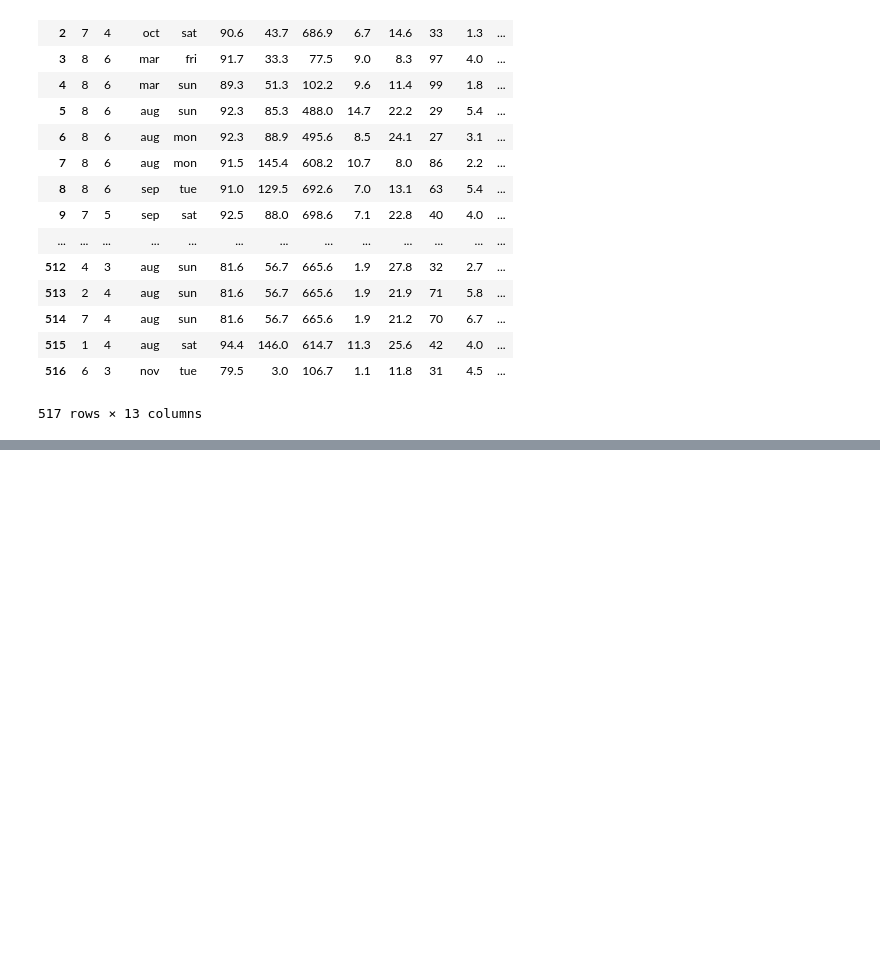
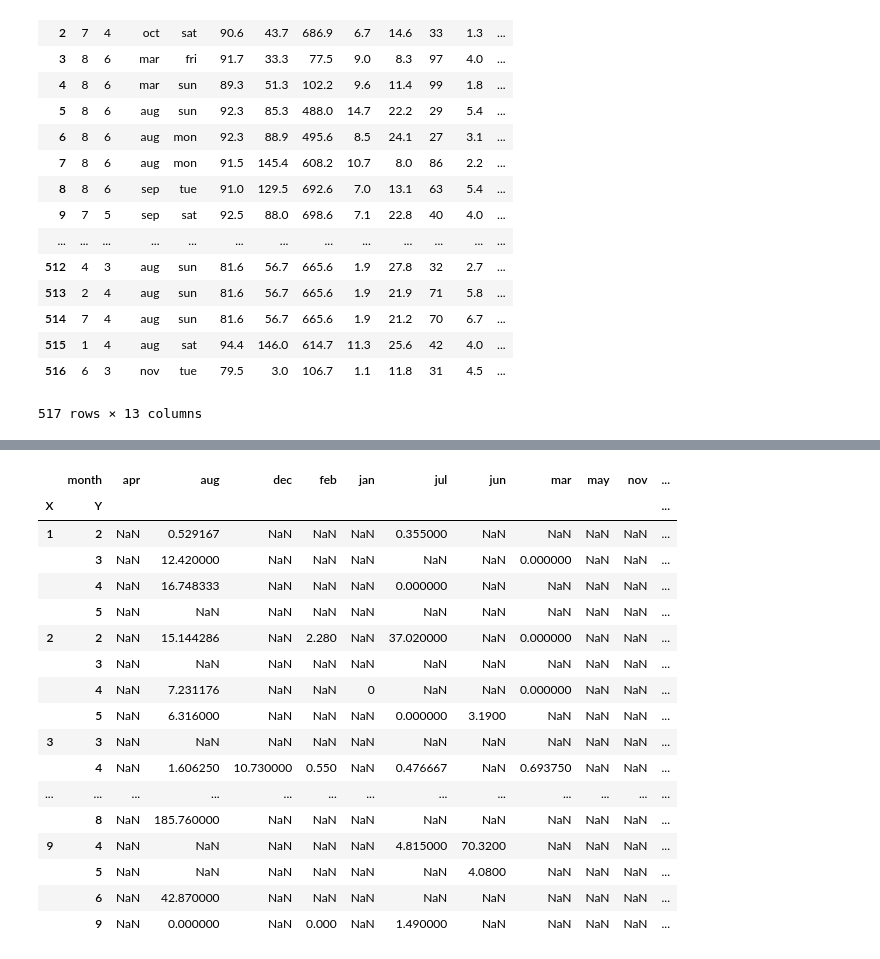
Before and after one commit to Leonhalt3141/py_trainig, a Jupyter notebook: 02_data_analysis.ipynb, the cells around one changed output, grey strips where cells are left out. Cells and saved outputs as stored; diff of their text form; code cells hidden in the pictures; blank space fills up the shorter version.

```diff
--- a/02_data_analysis.ipynb
+++ b/02_data_analysis.ipynb
@@ -149,0 +302,21 @@ plt.title('Number of Education in US')
+# %%
+pd.pivot_table(df, values='area', index=['X', 'Y'], columns=['month'])
+# %% [output]
+|  | month | apr | aug | dec | feb | jan | jul | jun | mar | may | nov | ... |
+| X | Y |  |  |  |  |  |  |  |  |  |  | ... |
+| 1 | 2 | NaN | 0.529167 | NaN | NaN | NaN | 0.355000 | NaN | NaN | NaN | NaN | ... |
+|  | 3 | NaN | 12.420000 | NaN | NaN | NaN | NaN | NaN | 0.000000 | NaN | NaN | ... |
+|  | 4 | NaN | 16.748333 | NaN | NaN | NaN | 0.000000 | NaN | NaN | NaN | NaN | ... |
+|  | 5 | NaN | NaN | NaN | NaN | NaN | NaN | NaN | NaN | NaN | NaN | ... |
+| 2 | 2 | NaN | 15.144286 | NaN | 2.280 | NaN | 37.020000 | NaN | 0.000000 | NaN | NaN | ... |
+|  | 3 | NaN | NaN | NaN | NaN | NaN | NaN | NaN | NaN | NaN | NaN | ... |
+|  | 4 | NaN | 7.231176 | NaN | NaN | 0 | NaN | NaN | 0.000000 | NaN | NaN | ... |
+|  | 5 | NaN | 6.316000 | NaN | NaN | NaN | 0.000000 | 3.1900 | NaN | NaN | NaN | ... |
+| 3 | 3 | NaN | NaN | NaN | NaN | NaN | NaN | NaN | NaN | NaN | NaN | ... |
+|  | 4 | NaN | 1.606250 | 10.730000 | 0.550 | NaN | 0.476667 | NaN | 0.693750 | NaN | NaN | ... |
+| ... | ... | ... | ... | ... | ... | ... | ... | ... | ... | ... | ... | ... |
+|  | 8 | NaN | 185.760000 | NaN | NaN | NaN | NaN | NaN | NaN | NaN | NaN | ... |
+| 9 | 4 | NaN | NaN | NaN | NaN | NaN | 4.815000 | 70.3200 | NaN | NaN | NaN | ... |
+|  | 5 | NaN | NaN | NaN | NaN | NaN | NaN | 4.0800 | NaN | NaN | NaN | ... |
+|  | 6 | NaN | 42.870000 | NaN | NaN | NaN | NaN | NaN | NaN | NaN | NaN | ... |
+|  | 9 | NaN | 0.000000 | NaN | 0.000 | NaN | 1.490000 | NaN | NaN | NaN | NaN | ... |
```
Also changed, not shown: parts of 24 cells of this notebook, 6 other files.
